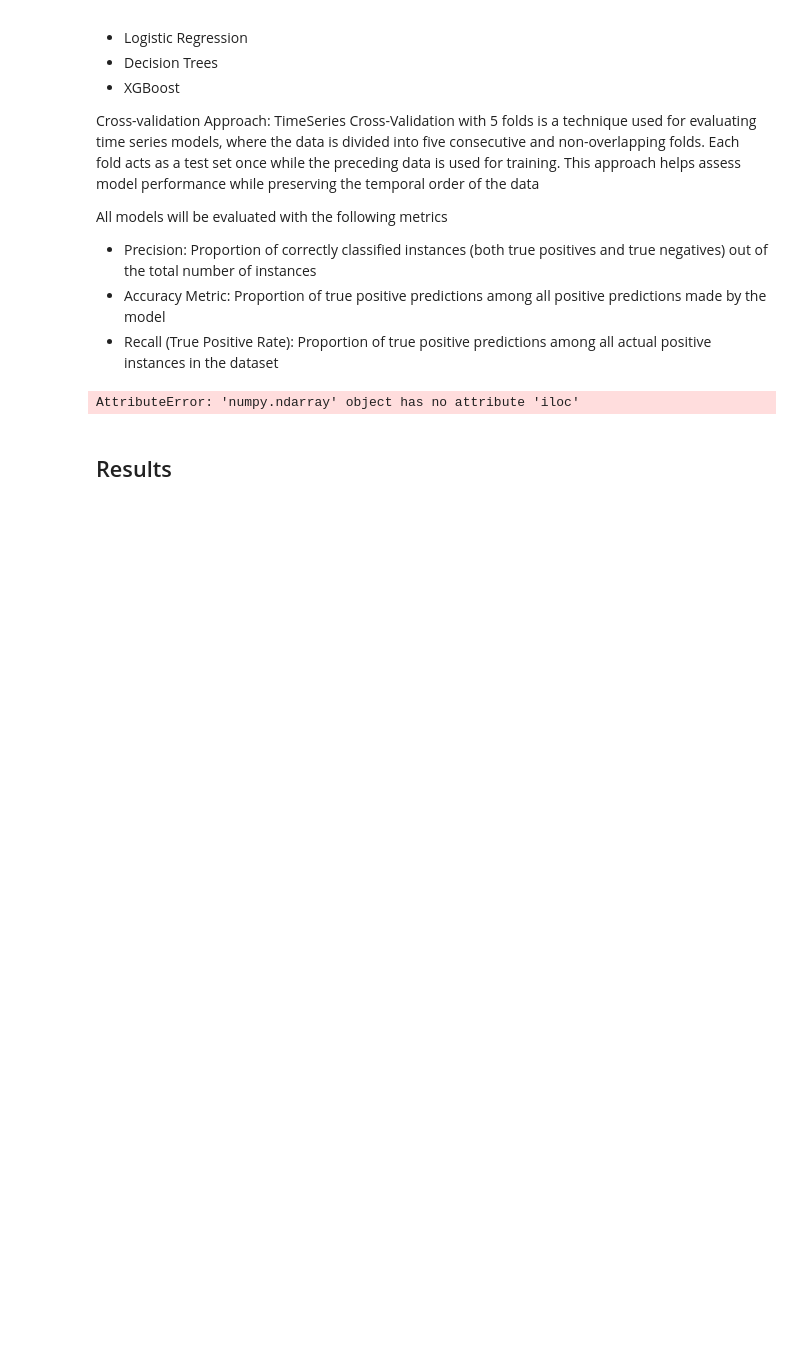
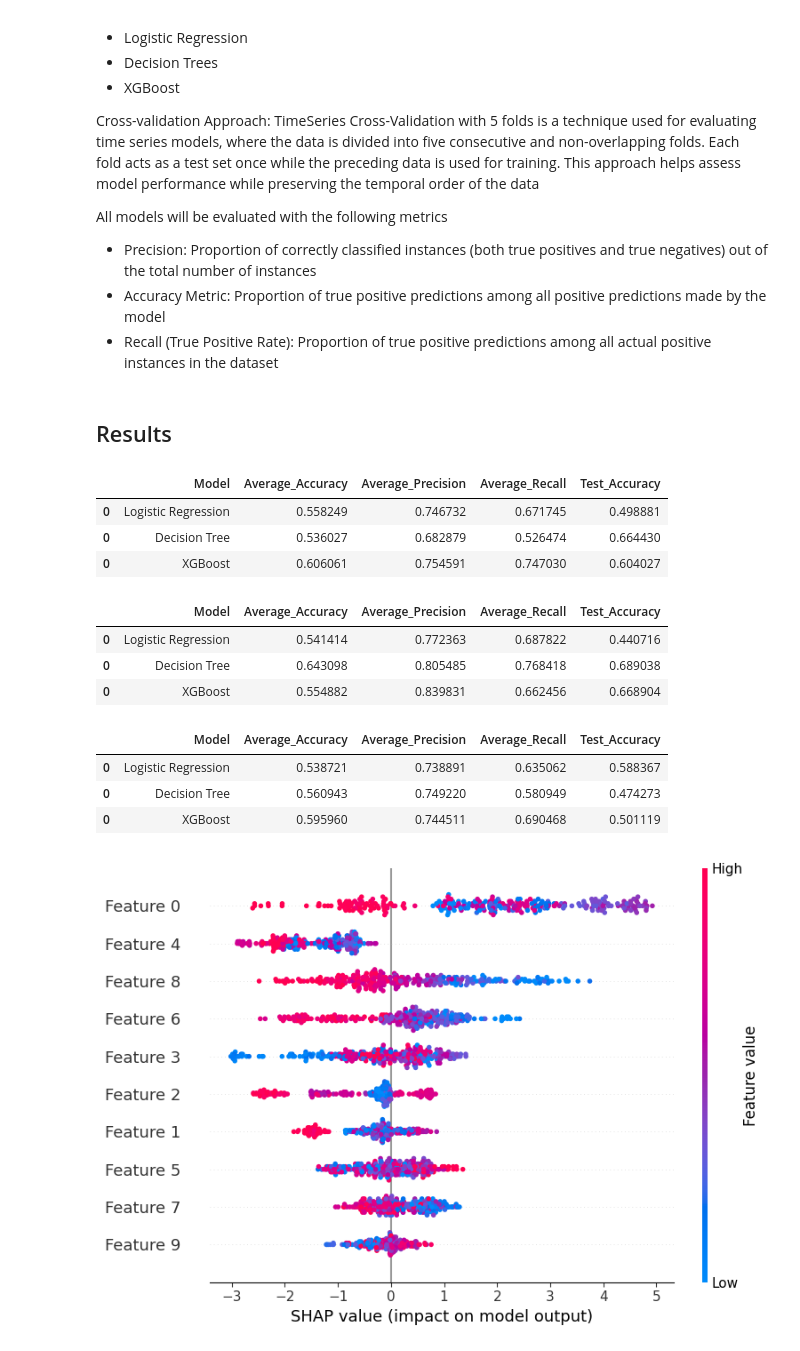
Before and after one commit to Nathan-rickert/NonLinearModelFinal, a Jupyter notebook: model.ipynb, the cells around one changed output. Drawn from its saved outputs; the diff is of its cells as text; code cells hidden in the pictures; blank space fills up the shorter version.

```diff
--- a/model.ipynb
+++ b/model.ipynb
@@ -132,5 +84,5 @@ results_df
 # %%
 # Run function - rfe
-y1M_rfe_results = xgboost_rfe_feature_selection(X=X, y=y1M, model_type = 'XGBoost RFE')
-y2M_rfe_results = xgboost_rfe_feature_selection(X=X, y=y2M, model_type = 'XGBoost RFE')
-y15D_rfe_results = xgboost_rfe_feature_selection(X=X, y=y15D, model_type = 'XGBoost RFE')
+y1M_rfe_results = xgboost_rfe_feature_selection(X=X, y=y1M, model_type = 'XGBoost RFE', n_features_to_select=10)
+y2M_rfe_results = xgboost_rfe_feature_selection(X=X, y=y2M, model_type = 'XGBoost RFE', n_features_to_select=10)
+y15D_rfe_results = xgboost_rfe_feature_selection(X=X, y=y15D, model_type = 'XGBoost RFE', n_features_to_select=10)
@@ -139,6 +89,5 @@ ValueError: Length of values (10) does not match length of index (25)
 # %%
 # connect together results for each respective target
-
-y1M_results = pd.concat([y1M_lasso_results, y1M_rfe_results])
-y2M_results = pd.concat([y2M_lasso_results, y2M_rfe_results])
-y15D_results = pd.concat([y15D_lasso_results, y15D_rfe_results])
+y1M_results = pd.concat([y1M_lasso_results, y1M_rfe_results]).sort_values(by='Coefficient', ascending=False)
+y2M_results = pd.concat([y2M_lasso_results, y2M_rfe_results]).sort_values(by='Coefficient', ascending=False)
+y15D_results = pd.concat([y15D_lasso_results, y15D_rfe_results]).sort_values(by='Coefficient', ascending=False)
@@ -205,3 +94,8 @@ y15D_results
+# %%
+# select top 10 features and filter the X dataframe to only include those features and convert to numpy array
+inputs_1M = X[y1M_results['Feature'].head(10)].values
+inputs_2M = X[y2M_results['Feature'].head(10)].values
+inputs_15D = X[y15D_results['Feature'].head(10)].values
 # %% [markdown]
 #### Models
 
@@ -275,5 +118,0 @@ def evaluate_model_with_cross_validation(X, y, model):
-# %%
-
-results_df = evaluate_model_with_cross_validation(X=X, y=y1M, model=logistic_regression)
-# %% [output]
-AttributeError: 'numpy.ndarray' object has no attribute 'iloc'
@@ -280,2 +166,49 @@ AttributeError: 'numpy.ndarray' object has no attribute 'iloc'
 # %% [markdown]
 ## Results
+# %%
+logistic_1M_df, model, X_val = evaluate_model_with_cross_validation(X=inputs_1M, y=y1M, model=logistic_regression, model_name='Logistic Regression')
+decision_tree_1M_df, model, X_val = evaluate_model_with_cross_validation(X=inputs_1M, y=y1M, model=decision_tree, model_name='Decision Tree')
+xgboost_1M_df, model, X_val = evaluate_model_with_cross_validation(X=inputs_1M, y=y1M, model=xgboost, model_name='XGBoost')
+
+results_df_1M = pd.concat([logistic_1M_df, decision_tree_1M_df, xgboost_1M_df])
+
+logistic_2M_df, model, X_val = evaluate_model_with_cross_validation(X=inputs_2M, y=y2M, model=logistic_regression, model_name='Logistic Regression')
+decision_tree_2M_df, model, X_val = evaluate_model_with_cross_validation(X=inputs_2M, y=y2M, model=decision_tree, model_name='Decision Tree')
+xgboost_2M_df, model, X_val = evaluate_model_with_cross_validation(X=inputs_2M, y=y2M, model=xgboost, model_name='XGBoost')
+
+results_df_2M = pd.concat([logistic_2M_df, decision_tree_2M_df, xgboost_2M_df])
+
+logistic_15D_df, model, X_val = evaluate_model_with_cross_validation(X=inputs_15D, y=y15D, model=logistic_regression, model_name='Logistic Regression')
+decision_tree_15D_df, model, X_val = evaluate_model_with_cross_validation(X=inputs_15D, y=y15D, model=decision_tree, model_name='Decision Tree')
+xgboost_15D_df, model, X_val = evaluate_model_with_cross_validation(X=inputs_15D, y=y15D, model=xgboost, model_name='XGBoost')
+
+results_df_15D = pd.concat([logistic_15D_df, decision_tree_15D_df, xgboost_15D_df])
+# %%
+results_df_1M
+# %% [output]
+|  | Model | Average_Accuracy | Average_Precision | Average_Recall | Test_Accuracy |
+| 0 | Logistic Regression | 0.558249 | 0.746732 | 0.671745 | 0.498881 |
+| 0 | Decision Tree | 0.536027 | 0.682879 | 0.526474 | 0.664430 |
+| 0 | XGBoost | 0.606061 | 0.754591 | 0.747030 | 0.604027 |
+# %%
+results_df_2M
+# %% [output]
+|  | Model | Average_Accuracy | Average_Precision | Average_Recall | Test_Accuracy |
+| 0 | Logistic Regression | 0.541414 | 0.772363 | 0.687822 | 0.440716 |
+| 0 | Decision Tree | 0.643098 | 0.805485 | 0.768418 | 0.689038 |
+| 0 | XGBoost | 0.554882 | 0.839831 | 0.662456 | 0.668904 |
+# %%
+results_df_15D
+# %% [output]
+|  | Model | Average_Accuracy | Average_Precision | Average_Recall | Test_Accuracy |
+| 0 | Logistic Regression | 0.538721 | 0.738891 | 0.635062 | 0.588367 |
+| 0 | Decision Tree | 0.560943 | 0.749220 | 0.580949 | 0.474273 |
+| 0 | XGBoost | 0.595960 | 0.744511 | 0.690468 | 0.501119 |
+# %%
+explainer = shap.Explainer(model)
+
+shap_values = explainer.shap_values(X_val)
+
+shap.summary_plot(shap_values, X_val)
+# %% [output]
+[figure, added]
```
Also changed, not shown: parts of 9 cells of this notebook.
